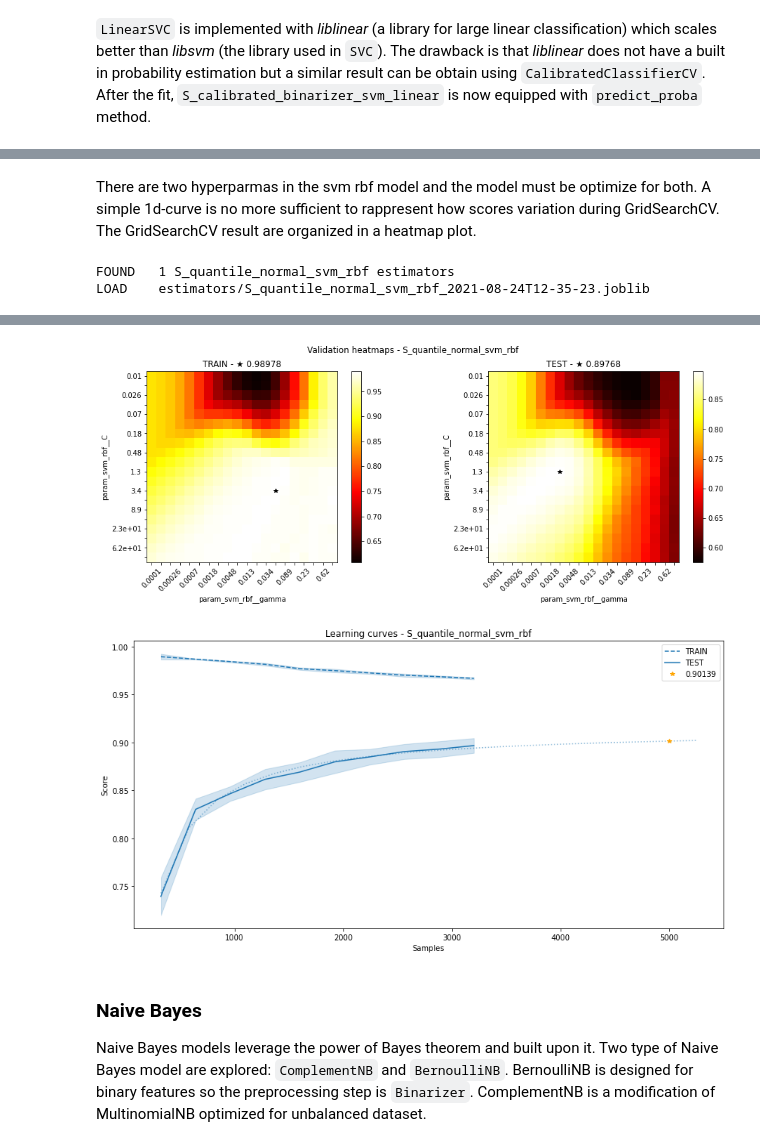
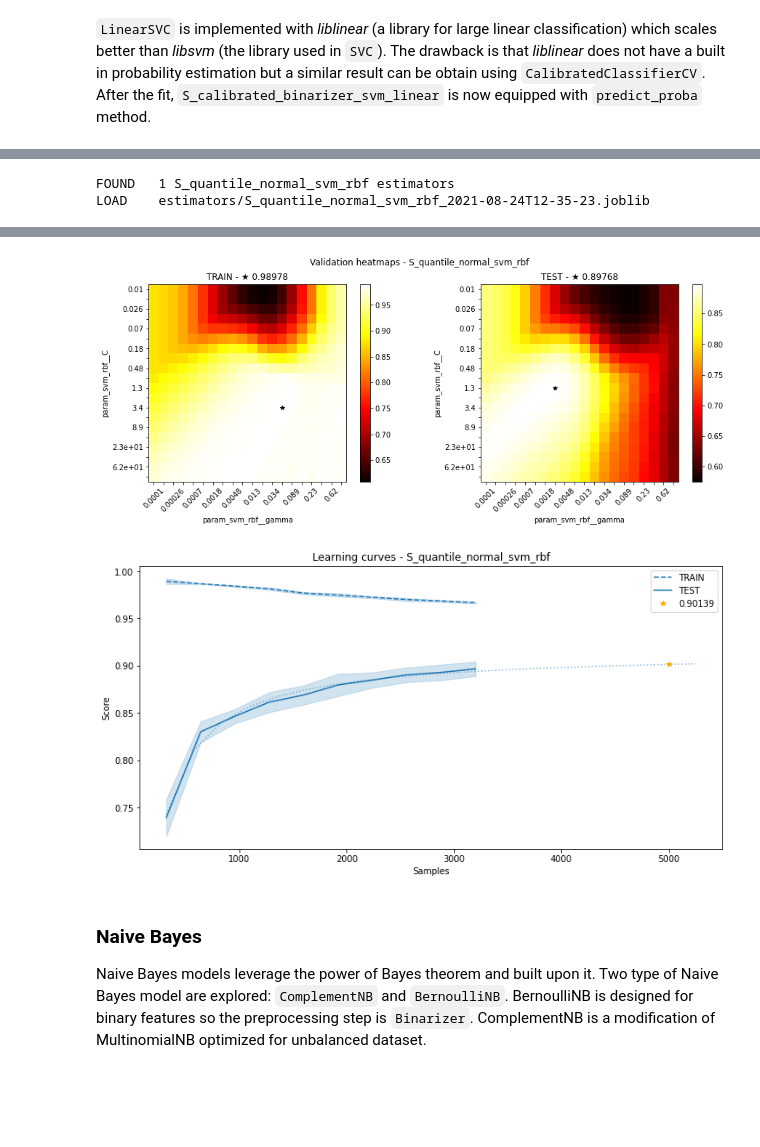
Before and after one commit to S1M0N38/reddit, a Jupyter notebook: working/simone-bertolotto-857533.ipynb, the cells around one changed output, grey strips where cells are left out. Drawn from its saved outputs; the diff is of its cells as text; code cells hidden in the pictures; blank space fills up the shorter version.

```diff
--- a/working/simone-bertolotto-857533.ipynb
+++ b/working/simone-bertolotto-857533.ipynb
@@ -198,7 +190,7 @@ def plot_validation_curves(estimator, param, **kwargs):
     cv = pd.DataFrame(estimator.cv_results_)
     score = estimator.best_score_
     x = cv[param].astype(np.float64)
-    plt.figure(figsize=(14, 7))
+    plt.figure(figsize=(12, 6))
     plt.title(f"Validation curves - {estimator.name}")
     plt.xlabel(param)
     plt.ylabel("Score")
@@ -231,7 +223,7 @@ def plot_validation_heatmaps(estimator, param1, param2):
     train_score = cv.mean_train_score.values.reshape(len(x), len(y))
     test_score = cv.mean_test_score.values.reshape(len(y), len(x))
 
-    plt.figure(figsize=(16, 5))
+    plt.figure(figsize=(15, 5))
     plt.suptitle(f"Validation heatmaps - {estimator.name}")
 
     plt.subplot(1, 2, 1)
@@ -274,7 +266,7 @@ def plot_learning_curves(estimator, X, y, extrapolate=0, **kwargs):
         test_mean, test_std = test_scores.mean(axis=1), test_scores.std(axis=1)
         np.save(npy, np.stack((samples, train_mean, train_std, test_mean, test_std)))
 
-    plt.figure(figsize=(14, 7))
+    plt.figure(figsize=(12, 6))
     plt.title(f"Learning curves - {name}")
     plt.xlabel("Samples")
     plt.ylabel("Score")
@@ -481,15 +475,18 @@ S_binarizer_svm_linear = GridSearchCV(
         ],
         memory=caches,
     ),
-    {"svm_linear__C": np.logspace(-2, 1, 200),},  # logspace for hyperparam interval
-    **GS
+    {
+        # logspace for hyperparam interval
+        "svm_linear__C": np.logspace(-2, 1, 200),
+    },
+    **GS,
 )
 
 S_binarizer_svm_linear = fit(S_binarizer_svm_linear, S_X_train, y_train)
 
 diagram(S_binarizer_svm_linear)
 plot_validation_curves(S_binarizer_svm_linear, "param_svm_linear__C")
-plot_learning_curves(S_binarizer_svm_linear, S_X_train, y_train, len(train_target))
+plot_learning_curves(S_binarizer_svm_linear, S_X_train, y_train, len(Y))
 # %% [output]
 FOUND   1 S_binarizer_svm_linear estimators
 LOAD    estimators/S_binarizer_svm_linear_2021-08-23T13-14-29.joblib
@@ -525,7 +517,9 @@ S_quantile_normal_svm_linear = GridSearchCV(
         ],
         memory=caches,
     ),
-    {"svm_linear__C": np.logspace(-4, -1, 200),},
+    {
+        "svm_linear__C": np.logspace(-4, -1, 200),
+    },
     **GS
 )
 
@@ -533,9 +527,7 @@ S_quantile_normal_svm_linear = fit(S_quantile_normal_svm_linear, S_X_train, y_tr
 
 diagram(S_quantile_normal_svm_linear)
 plot_validation_curves(S_quantile_normal_svm_linear, "param_svm_linear__C")
-plot_learning_curves(
-    S_quantile_normal_svm_linear, S_X_train, y_train, len(train_target)
-)
+plot_learning_curves(S_quantile_normal_svm_linear, S_X_train, y_train, len(Y))
 # %% [output]
 FOUND   1 S_quantile_normal_svm_linear estimators
 LOAD    estimators/S_quantile_normal_svm_linear_2021-08-23T13-15-18.joblib
@@ -590,7 +584,7 @@ diagram(S_binarizer_svm_rbf)
 plot_validation_heatmaps(
     S_binarizer_svm_rbf, "param_svm_rbf__C", "param_svm_rbf__gamma"
 )
-plot_learning_curves(S_binarizer_svm_rbf, S_X_train, y_train, len(train_target))
+plot_learning_curves(S_binarizer_svm_rbf, S_X_train, y_train, len(Y))
 # %% [output]
 FOUND   1 S_binarizer_svm_rbf estimators
 LOAD    estimators/S_binarizer_svm_rbf_2021-08-23T15-22-54.joblib
@@ -600,40 +594,41 @@ LOAD    estimators/S_binarizer_svm_rbf_2021-08-23T15-22-54.joblib
-# %% [markdown]
-There are two hyperparmas in the svm rbf model and the model must be optimize for both. A simple 1d-curve is no more sufficient to rappresent how scores variation during GridSearchCV. The GridSearchCV result are organized in a heatmap plot.
 # %%
 S_quantile_normal_svm_rbf = GridSearchCV(
     Pipeline(
         [
             ("quantile", QuantileTransformer(output_distribution="normal")),
             (
                 "svm_rbf",
                 SVC(
                     kernel="rbf",
                     class_weight="balanced",
                     random_state=42,
                     probability=True,
                     cache_size=2000,
                 ),
             ),
         ],
         memory=caches,
     ),
-    {"svm_rbf__C": np.logspace(-2, 2, 20), "svm_rbf__gamma": np.logspace(-4, 0, 20),},
+    {
+        "svm_rbf__C": np.logspace(-2, 2, 20),
+        "svm_rbf__gamma": np.logspace(-4, 0, 20),
+    },
     **GS
 )
 
 S_quantile_normal_svm_rbf = fit(S_quantile_normal_svm_rbf, S_X_train, y_train)
 
 diagram(S_quantile_normal_svm_rbf)
 plot_validation_heatmaps(
     S_quantile_normal_svm_rbf, "param_svm_rbf__C", "param_svm_rbf__gamma"
 )
-plot_learning_curves(S_quantile_normal_svm_rbf, S_X_train, y_train, len(train_target))
+plot_learning_curves(S_quantile_normal_svm_rbf, S_X_train, y_train, len(Y))
 # %% [output]
 FOUND   1 S_quantile_normal_svm_rbf estimators
 LOAD    estimators/S_quantile_normal_svm_rbf_2021-08-24T12-35-23.joblib
 [interactive output not drawn]
-[figure, old version]
+[figure, new version]
-[figure, old version]
+[figure, new version]
 # %% [markdown]
 ### Naive Bayes
 
```
Also changed, not shown: parts of 82 cells of this notebook.
